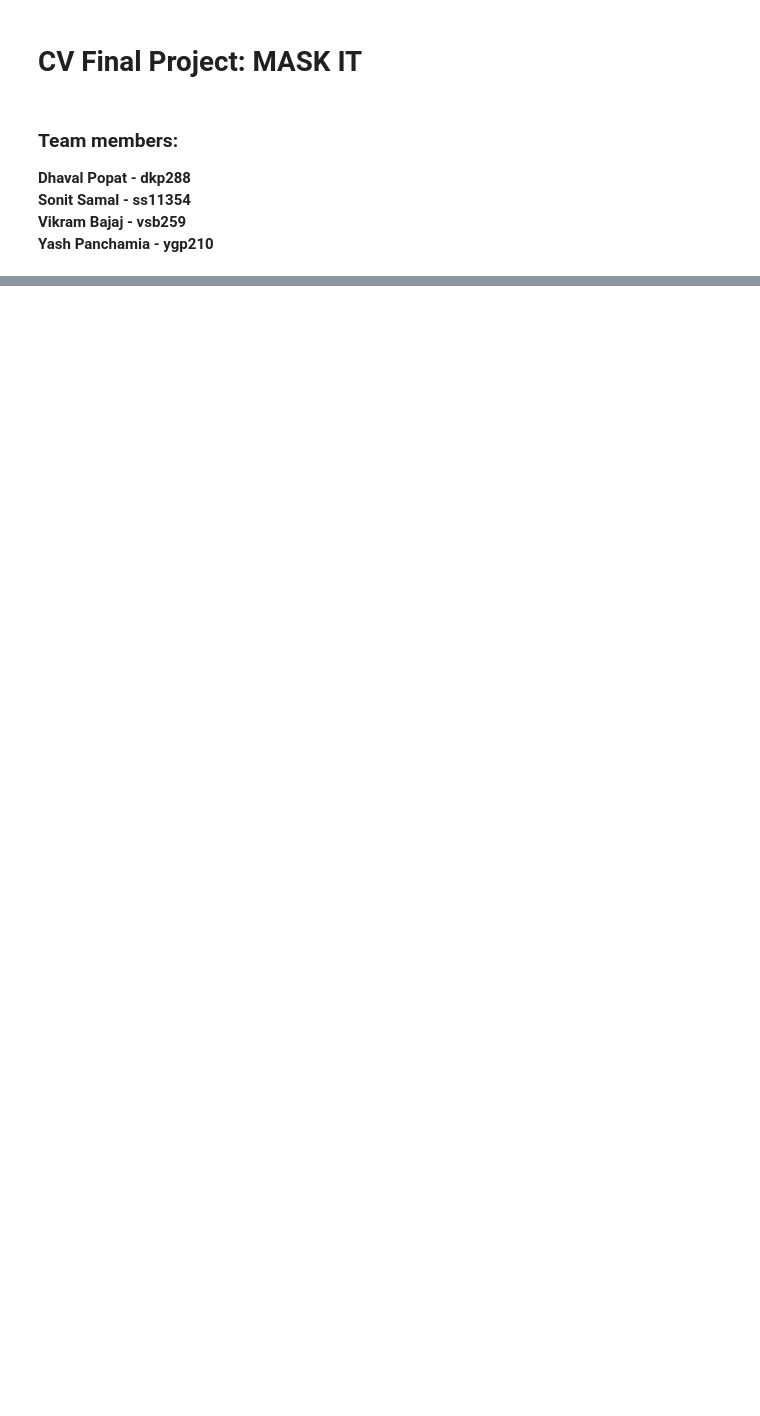
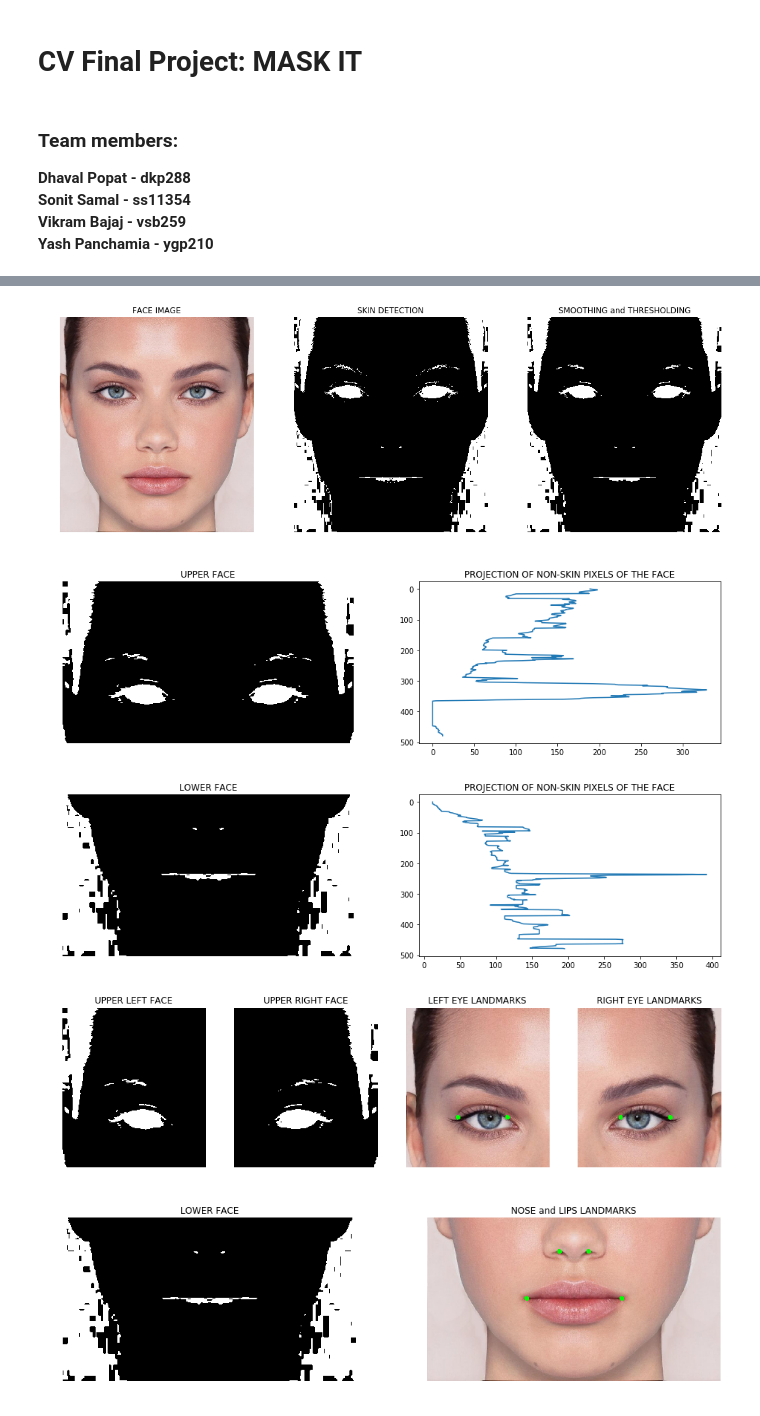
Before and after one commit to dhavalpopat/mask.it, a Jupyter notebook: mask-IT.ipynb, the cells around one changed output, grey strips where cells are left out. Cells and saved outputs as stored; diff of their text form; code cells hidden in the pictures; blank space fills up the shorter version.

```diff
--- a/mask-IT.ipynb
+++ b/mask-IT.ipynb
@@ -15,0 +162,25 @@ def convertToRGB(image):
+# %%
+def landmark_nose(image, start_lips, end_lips):
+
+    # cropping the image from 'row: 0 to end_lips_x' and 'column: start_lips_y to end_lips_y'
+    x1, y1 = 0, start_lips[1]
+    x2, y2 = end_lips[0], end_lips[1]
+    nose_image = image[x1:x2, y1:y2]
+
+    rows, cols = nose_image.shape
+    for r in range(rows):
+        start_nose, end_nose = None, None
+        for c in range(cols):
+            if nose_image[r][c] == 255:  # traverse from left to right side of the nose_image
+                start_nose = (r, c+start_lips[1])  # compensate column value for cropping the lower face image
+                break
+        if start_nose is not None:
+            for c_rev in reversed(range(cols)):  # traverse from right to left side of the nose image
+                c = cols - c_rev + start_lips[1]  # column value from left side of the lower face image
+                if nose_image[r][c_rev] > 0 and abs(c-start_nose[1]) >= cols/5:
+                    end_nose = (r, c)
+                    break
+        if start_nose is not None and end_nose is not None:
+            break
+
+    return start_nose, end_nose
@@ -15,0 +276,19 @@ def convertToRGB(image):
+# %%
+def show_landmarks(image):
+    skin_output = skin_detector(image)
+    rows, cols = skin_output.shape
+    upper_face_skin = skin_output[:int(rows/2), :]
+    upper_face_row_freq = white_projections(upper_face_skin, 'UPPER FACE')
+    lower_face_skin = skin_output[int(rows/2):, :]
+    lower_face_row_freq = white_projections(lower_face_skin, 'LOWER FACE')
+    return plot_landmarks(upper_face_skin, upper_face_row_freq, lower_face_skin, lower_face_row_freq, image.copy())
+# %%
+test = cv2.imread('images_input/woman-face-1.jpg')
+warnings.filterwarnings('ignore')
+left_eye, right_eye, nose, lips = show_landmarks(test)
+# %% [output]
+[figure, added]
+[figure, added]
+[figure, added]
+[figure, added]
+[figure, added]
```
Also changed, not shown: parts of 36 cells of this notebook, 32 other files.
